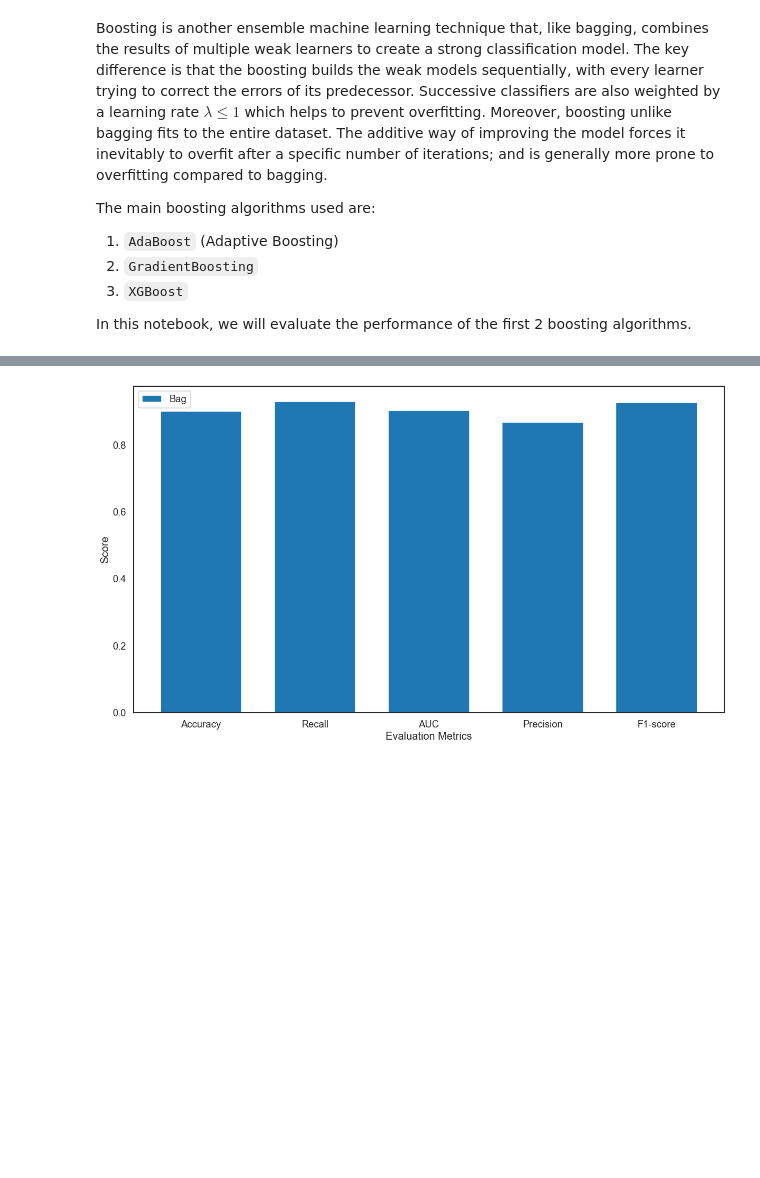
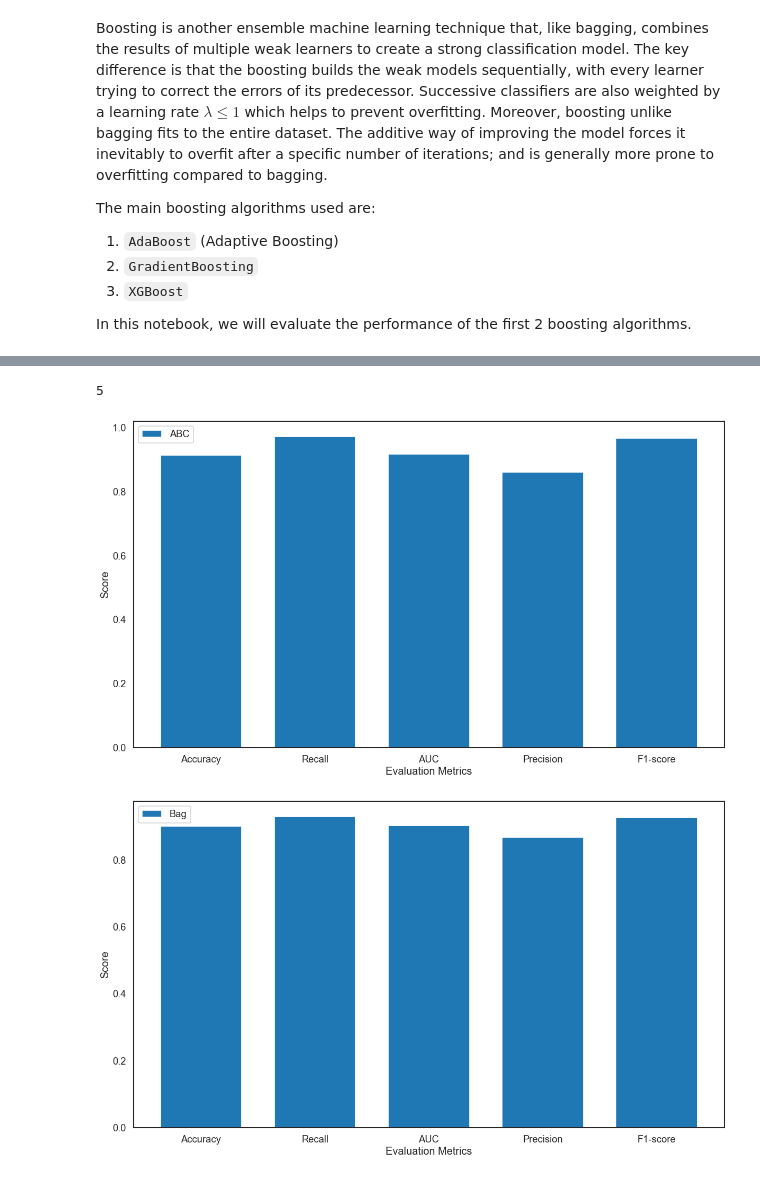
Before and after one commit to panstenos/Heart-Disease-Classification, a Jupyter notebook: Heart Attack Prediction.ipynb, the cells around one changed output, grey strips where cells are left out. Saved outputs shown, nothing was run; the diff lists cells and outputs as text; code cells hidden in the pictures; blank space fills up the shorter version.

Commit message:
Automated hyperparamerter fitting after GridSearch, finished boosting section

```diff
--- a/Heart Attack Prediction.ipynb
+++ b/Heart Attack Prediction.ipynb
@@ -792,0 +825,8 @@ In this notebook, we will evaluate the performance of the first 2 boosting algor
+# %%
+ABC = AdaBoostClassifier(n_estimators=GR.best_params_['n_estimators'], learning_rate=GR.best_params_['learning_rate'], algorithm=GR.best_params_['algorithm'], random_state=0)
+ABC.fit(X_train, y_train)
+y_pred = ABC.predict(X_test)
+
+result = evaluate(y_test, y_pred, 'ABC')
+print(result)
+en_results_boo.append(result)
@@ -792,0 +841,13 @@ In this notebook, we will evaluate the performance of the first 2 boosting algor
+# %%
+param_grid_GBC = {'learning_rate': [0.1, 0.01, 0.001, 0.0001],
+             'n_estimators' : [2*n+1 for n in range(10)],
+             'subsample' : [1.0, 0.5],
+             'max_features' : [1, 2, 3, 4]
+             }
+# %%
+best_params['max_depth']
+# %% [output]
+5
+# %%
+GR = GridSearchCV(estimator=GradientBoostingClassifier(), param_grid=param_grid_GBC, scoring='accuracy', cv=3)
+GR.fit(X_train,y_train)
@@ -793,3 +856,15 @@ In this notebook, we will evaluate the performance of the first 2 boosting algor
+# %%
+ABC = GradientBoostingClassifier(n_estimators=GR.best_params_['n_estimators'], learning_rate=GR.best_params_['learning_rate'], subsample=GR.best_params_['subsample'], max_features=GR.best_params_['max_features'])
+ABC.fit(X_train, y_train)
+y_pred = ABC.predict(X_test)
+
+result = evaluate(y_test, y_pred, 'ABC')
+print(result)
+en_results_boo.append(result)
+# %%
+visualize_eval_metrics(en_results_boo)
+# %% [output]
+[figure, added]
 # %%
 visualize_eval_metrics(en_results)
 # %% [output]
```
Also changed, not shown: parts of 26 cells of this notebook.
